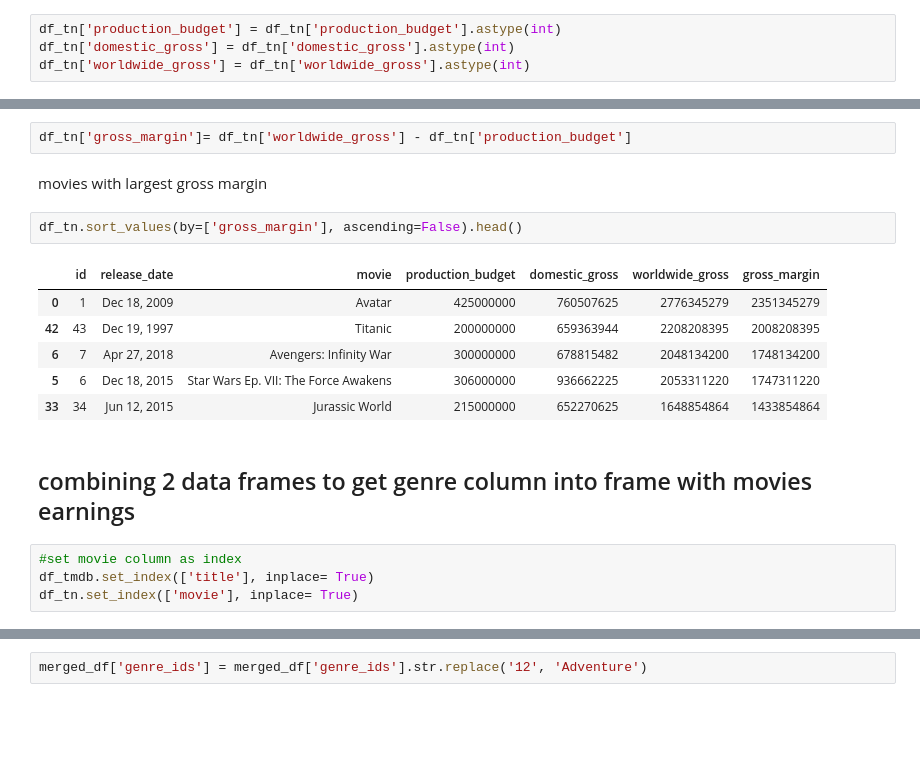
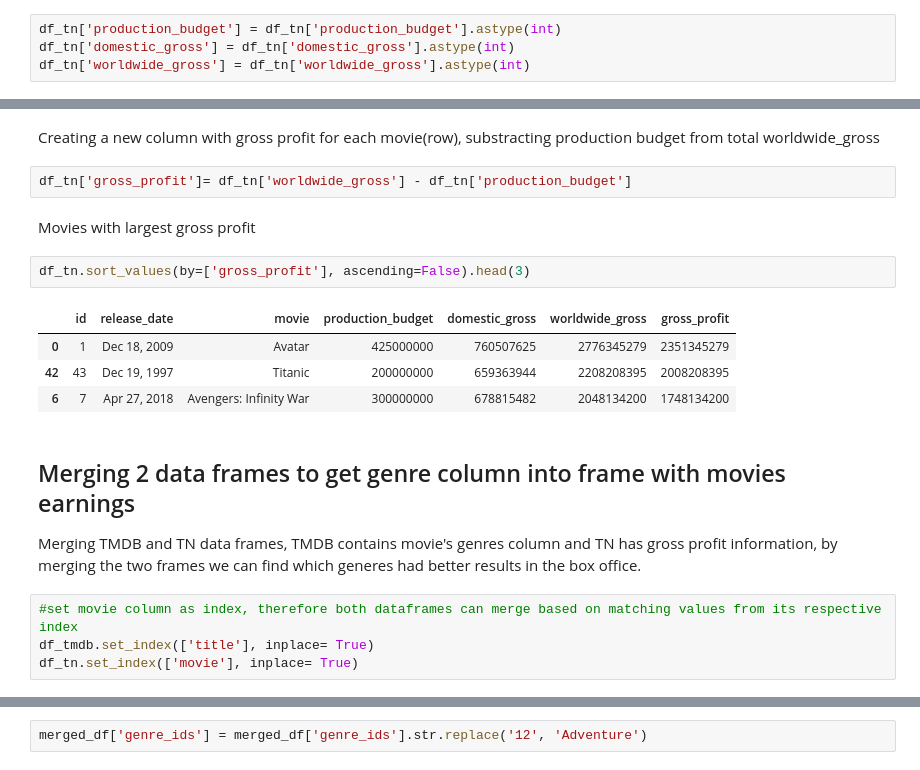
Before and after one commit to mccafj/MS-movie-studio-project, a Jupyter notebook: Notes/Juan-notes.ipynb, the cells around one changed output, grey strips where cells are left out. Saved outputs shown, nothing was run; the diff lists cells and outputs as text; blank space fills up the shorter version.

```diff
--- a/Notes/Juan-notes.ipynb
+++ b/Notes/Juan-notes.ipynb
@@ -202,20 +168,26 @@ memory usage: 271.2+ KB
+# %% [markdown]
+Creating a new column with gross profit for each movie(row), substracting production budget from total worldwide_gross
 # %%
-df_tn['gross_margin']= df_tn['worldwide_gross'] - df_tn['production_budget']
+df_tn['gross_profit']= df_tn['worldwide_gross'] - df_tn['production_budget']
 # %% [markdown]
-movies with largest gross margin
+Movies with largest gross profit
 # %%
-df_tn.sort_values(by=['gross_margin'], ascending=False).head()
+df_tn.sort_values(by=['gross_profit'], ascending=False).head(3)
 # %% [output]
-|  | id | release_date | movie | production_budget | domestic_gross | worldwide_gross | gross_margin |
+|  | id | release_date | movie | production_budget | domestic_gross | worldwide_gross | gross_profit |
 | 0 | 1 | Dec 18, 2009 | Avatar | 425000000 | 760507625 | 2776345279 | 2351345279 |
 | 42 | 43 | Dec 19, 1997 | Titanic | 200000000 | 659363944 | 2208208395 | 2008208395 |
 | 6 | 7 | Apr 27, 2018 | Avengers: Infinity War | 300000000 | 678815482 | 2048134200 | 1748134200 |
-| 5 | 6 | Dec 18, 2015 | Star Wars Ep. VII: The Force Awakens | 306000000 | 936662225 | 2053311220 | 1747311220 |
-| 33 | 34 | Jun 12, 2015 | Jurassic World | 215000000 | 652270625 | 1648854864 | 1433854864 |
-# %% [markdown]
-## combining 2 data frames to get genre column into frame with movies earnings
+# %% [markdown]
+
+
+
+## Merging 2 data frames to get genre column into frame with movies earnings
+
+
+Merging TMDB and TN data frames, TMDB contains movie's genres column and TN has gross profit information, by merging the two frames we can find which generes had better results in the box office.
 # %%
-#set movie column as index
+#set movie column as index, therefore both dataframes can merge based on matching values from its respective index
 df_tmdb.set_index(['title'], inplace= True)
 df_tn.set_index(['movie'], inplace= True)
 # %%
```
Also changed, not shown: parts of 64 cells of this notebook.
